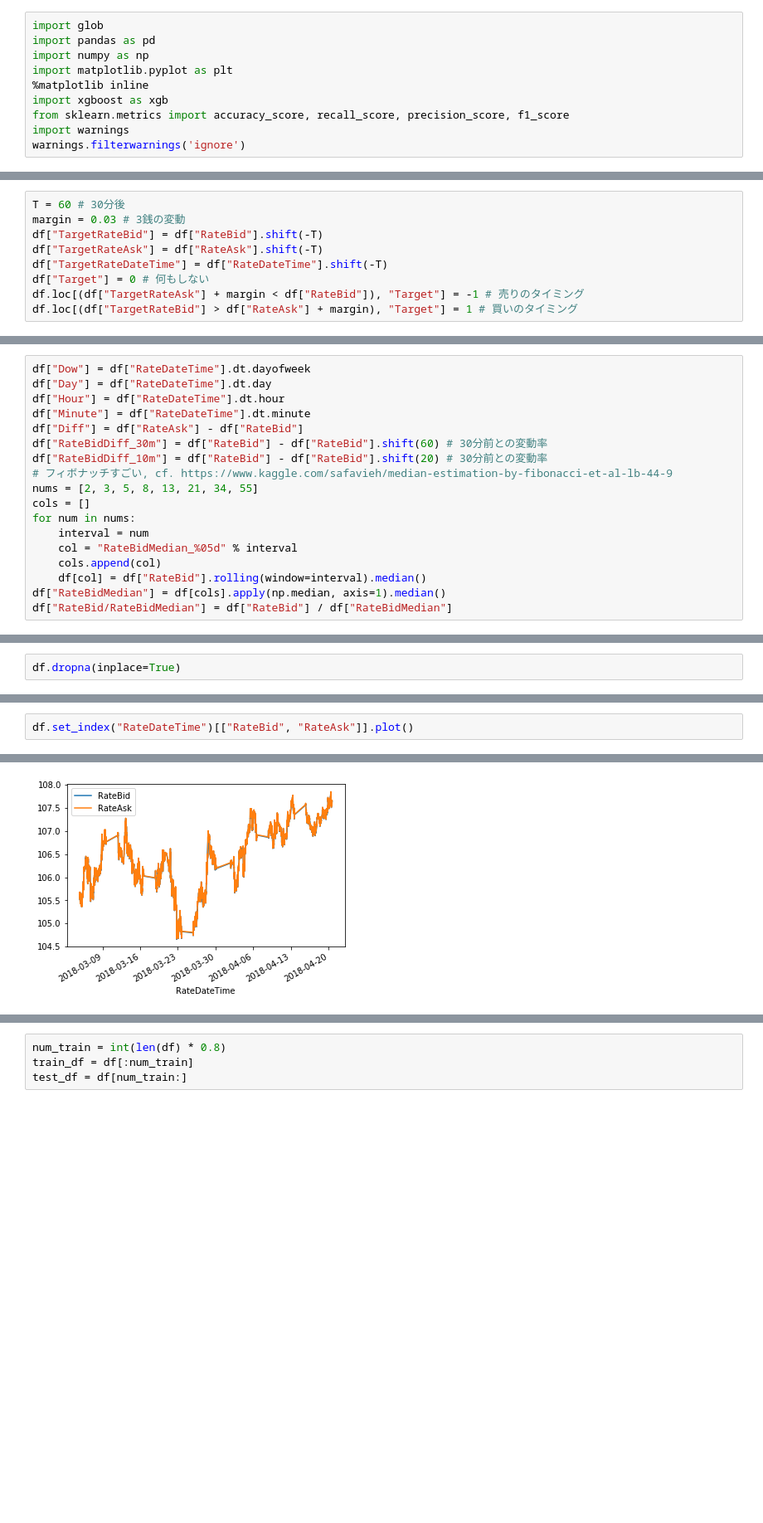
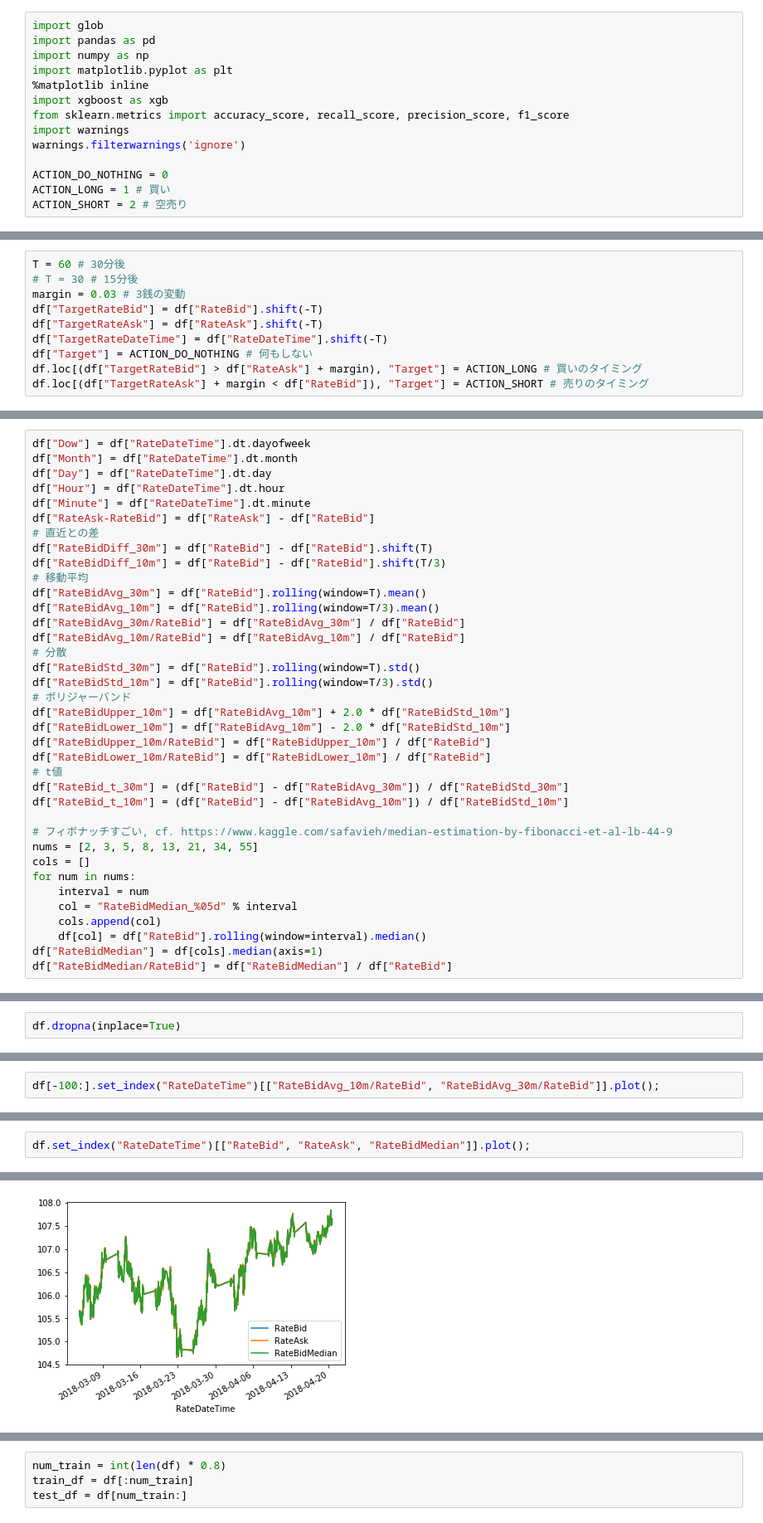
Before and after one commit to namakemono/exchange-notebook, a Jupyter notebook: [2018-04-24] 為替の予測.ipynb, the cells around one changed output, grey strips where cells are left out. Shown: that part at 83% size. Saved outputs shown, nothing was run; the diff lists cells and outputs as text; blank space fills up the shorter version.

```diff
--- a/[2018-04-24] 為替の予測.ipynb
+++ b/[2018-04-24] 為替の予測.ipynb
@@ -31,6 +31,10 @@ import xgboost as xgb
 from sklearn.metrics import accuracy_score, recall_score, precision_score, f1_score
 import warnings
 warnings.filterwarnings('ignore')
+
+ACTION_DO_NOTHING = 0
+ACTION_LONG = 1 # 買い
+ACTION_SHORT = 2 # 空売り
 # %%
 df = pd.concat([pd.read_csv(fpath, parse_dates=["RateDateTime"]) for fpath in sorted(glob.glob("*.csv"))])
 # %%
@@ -69,13 +73,14 @@ df.describe()
 | max | 6.585344e+09 | 107.849065 | 107.854043 |
 # %%
 T = 60 # 30分後
+# T = 30 # 15分後
 margin = 0.03 # 3銭の変動
 df["TargetRateBid"] = df["RateBid"].shift(-T)
 df["TargetRateAsk"] = df["RateAsk"].shift(-T)
 df["TargetRateDateTime"] = df["RateDateTime"].shift(-T)
-df["Target"] = 0 # 何もしない
-df.loc[(df["TargetRateAsk"] + margin < df["RateBid"]), "Target"] = -1 # 売りのタイミング
-df.loc[(df["TargetRateBid"] > df["RateAsk"] + margin), "Target"] = 1 # 買いのタイミング
+df["Target"] = ACTION_DO_NOTHING # 何もしない
+df.loc[(df["TargetRateBid"] > df["RateAsk"] + margin), "Target"] = ACTION_LONG # 買いのタイミング
+df.loc[(df["TargetRateAsk"] + margin < df["RateBid"]), "Target"] = ACTION_SHORT # 売りのタイミング
 # %%
 df.head()
 # %% [output]
@@ -87,12 +92,31 @@ df.head()
 | 4 | 2018-03-04 17:02:00 | 6.474890e+09 | 105.480667 | 105.550667 | 105.561203 | 105.604331 | 2018-03-04 17:32:00 | 0 |
 # %%
 df["Dow"] = df["RateDateTime"].dt.dayofweek
+df["Month"] = df["RateDateTime"].dt.month
 df["Day"] = df["RateDateTime"].dt.day
 df["Hour"] = df["RateDateTime"].dt.hour
 df["Minute"] = df["RateDateTime"].dt.minute
-df["Diff"] = df["RateAsk"] - df["RateBid"]
-df["RateBidDiff_30m"] = df["RateBid"] - df["RateBid"].shift(60) # 30分前との変動率
-df["RateBidDiff_10m"] = df["RateBid"] - df["RateBid"].shift(20) # 30分前との変動率
+df["RateAsk-RateBid"] = df["RateAsk"] - df["RateBid"]
+# 直近との差
+df["RateBidDiff_30m"] = df["RateBid"] - df["RateBid"].shift(T)
+df["RateBidDiff_10m"] = df["RateBid"] - df["RateBid"].shift(T/3)
+# 移動平均
+df["RateBidAvg_30m"] = df["RateBid"].rolling(window=T).mean()
+df["RateBidAvg_10m"] = df["RateBid"].rolling(window=T/3).mean()
+df["RateBidAvg_30m/RateBid"] = df["RateBidAvg_30m"] / df["RateBid"]
+df["RateBidAvg_10m/RateBid"] = df["RateBidAvg_10m"] / df["RateBid"]
+# 分散
+df["RateBidStd_30m"] = df["RateBid"].rolling(window=T).std()
+df["RateBidStd_10m"] = df["RateBid"].rolling(window=T/3).std()
+# ポリジャーバンド
+df["RateBidUpper_10m"] = df["RateBidAvg_10m"] + 2.0 * df["RateBidStd_10m"]
+df["RateBidLower_10m"] = df["RateBidAvg_10m"] - 2.0 * df["RateBidStd_10m"]
+df["RateBidUpper_10m/RateBid"] = df["RateBidUpper_10m"] / df["RateBid"]
+df["RateBidLower_10m/RateBid"] = df["RateBidLower_10m"] / df["RateBid"]
+# t値
+df["RateBid_t_30m"] = (df["RateBid"] - df["RateBidAvg_30m"]) / df["RateBidStd_30m"]
+df["RateBid_t_10m"] = (df["RateBid"] - df["RateBidAvg_10m"]) / df["RateBidStd_10m"]
+
 # フィボナッチすごい, cf. https://www.kaggle.com/safavieh/median-estimation-by-fibonacci-et-al-lb-44-9
 nums = [2, 3, 5, 8, 13, 21, 34, 55]
 cols = []
@@ -101,5 +125,5 @@ for num in nums:
     col = "RateBidMedian_%05d" % interval
     cols.append(col)
     df[col] = df["RateBid"].rolling(window=interval).median()
-df["RateBidMedian"] = df[cols].apply(np.median, axis=1).median()
-df["RateBid/RateBidMedian"] = df["RateBid"] / df["RateBidMedian"]
+df["RateBidMedian"] = df[cols].median(axis=1)
+df["RateBidMedian/RateBid"] = df["RateBidMedian"] / df["RateBid"]
@@ -127,0 +142,2 @@ df.head()
+# %%
+df[-100:].set_index("RateDateTime")[["RateBidAvg_10m/RateBid", "RateBidAvg_30m/RateBid"]].plot();
@@ -128,3 +146,3 @@ df.head()
 # %%
-df.set_index("RateDateTime")[["RateBid", "RateAsk"]].plot()
+df.set_index("RateDateTime")[["RateBid", "RateAsk", "RateBidMedian"]].plot();
 # %% [output]
@@ -132 +149 @@ df.set_index("RateDateTime")[["RateBid", "RateAsk"]].plot()
-[figure, old version]
+[figure, new version]
```
Also changed, not shown: parts of 21 cells of this notebook.
